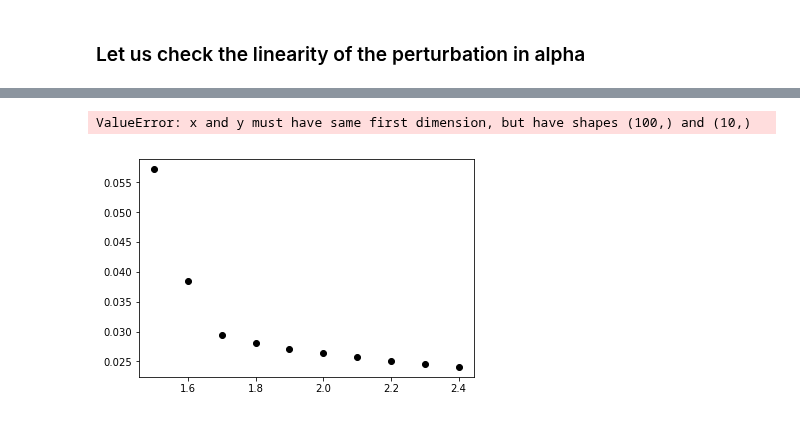
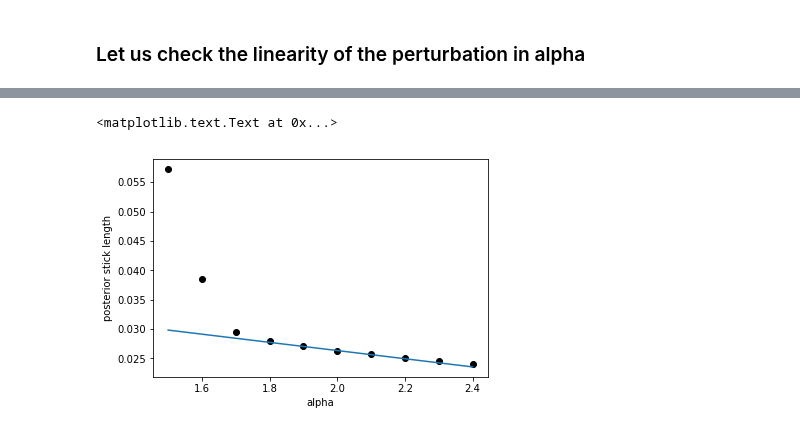
Before and after one commit to Runjing-Liu120/Variational_BNP_robustness, a Jupyter notebook: DP_mixture/DP_normal_mixture.ipynb, the cells around one changed output, grey strips where cells are left out. Saved outputs shown, nothing was run; the diff lists cells and outputs as text; code cells hidden in the pictures.

```diff
--- a/DP_mixture/DP_normal_mixture.ipynb
+++ b/DP_mixture/DP_normal_mixture.ipynb
@@ -467,14 +467,14 @@ predicted_sensitivity:
 # %%
 k = 2 # choose your stick
 
 # plot posterior v_sticks against alpha
 plt.plot(alpha + epsilon, perturbed_means[:, k], 'ko')
 
 # plot the LRVB approximation
 x_axis = np.linspace(alpha + epsilon[0], alpha + epsilon[-1], 100)
-plt.plot(x_axis, predicted_sensitivity[k] * (epsilon) + old_mean[k])
+plt.plot(x_axis, predicted_sensitivity[k] * (x_axis - alpha) + old_mean[k])
 plt.xlabel('alpha')
 plt.ylabel('posterior stick length')
 # %% [output]
-ValueError: x and y must have same first dimension, but have shapes (100,) and (10,)
+<matplotlib.text.Text at 0x...>
-[figure, old version]
+[figure, new version]
```
